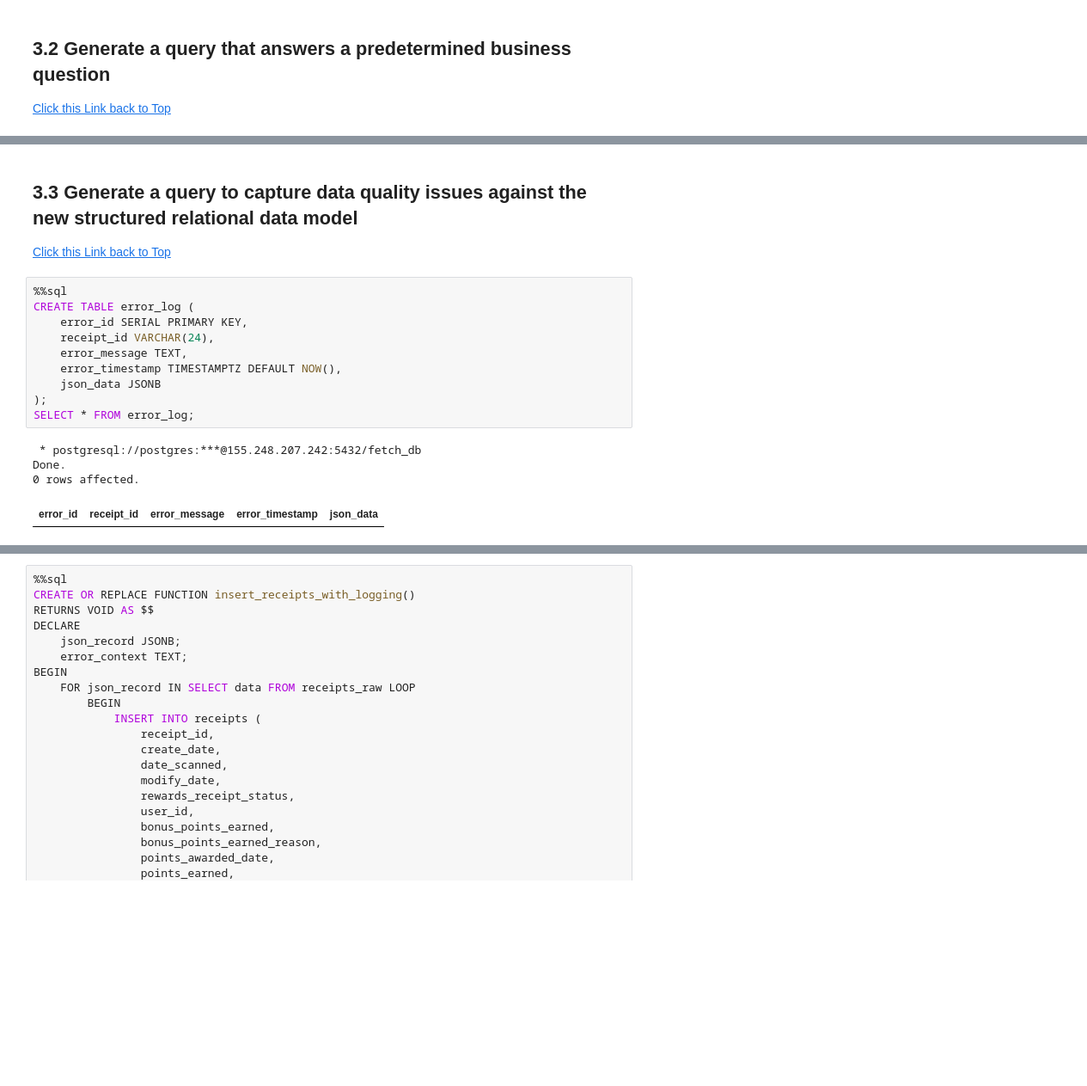
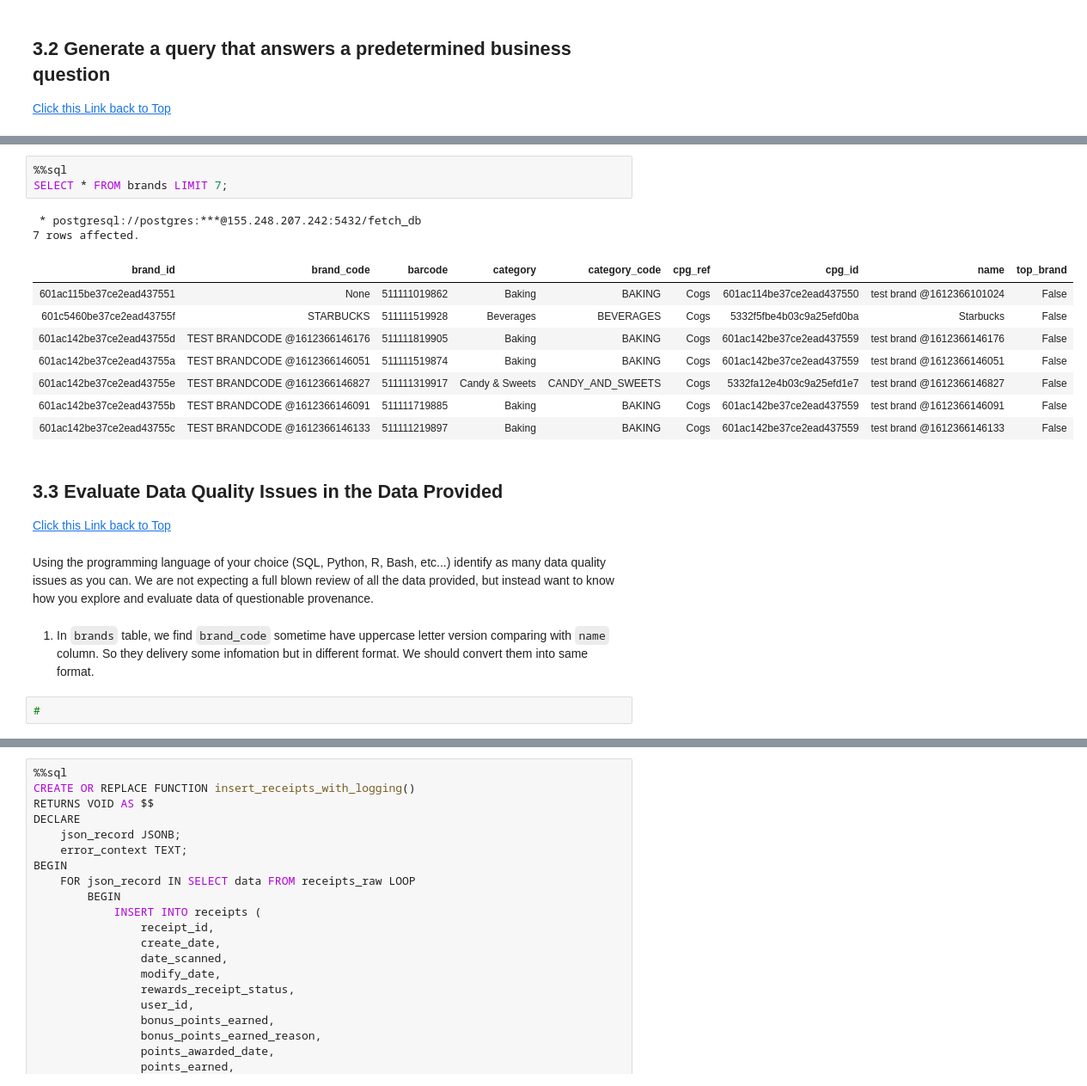
Before and after one commit to L3P3titPrince/015_FetchRewards_HW, a Jupyter notebook: src/FetchRewards_HW.ipynb, the cells around one changed output, grey strips where cells are left out. Shown: that part at 86% size. Drawn from its saved outputs; the diff is of its cells as text; blank space fills up the shorter version.

```diff
--- a/src/FetchRewards_HW.ipynb
+++ b/src/FetchRewards_HW.ipynb
@@ -1342,18 +1888,23 @@ WHERE table_name = 'receipts';
+# %%
+%%sql
+SELECT * FROM brands LIMIT 7;
+# %% [output]
+ * postgresql://postgres:***@155.248.207.242:5432/fetch_db
+7 rows affected.
+| brand_id | brand_code | barcode | category | category_code | cpg_ref | cpg_id | name | top_brand |
+| 601ac115be37ce2ead437551 | None | 511111019862 | Baking | BAKING | Cogs | 601ac114be37ce2ead437550 | test brand @1612366101024 | False |
+| 601c5460be37ce2ead43755f | STARBUCKS | 511111519928 | Beverages | BEVERAGES | Cogs | 5332f5fbe4b03c9a25efd0ba | Starbucks | False |
+| 601ac142be37ce2ead43755d | TEST BRANDCODE @1612366146176 | 511111819905 | Baking | BAKING | Cogs | 601ac142be37ce2ead437559 | test brand @1612366146176 | False |
+| 601ac142be37ce2ead43755a | TEST BRANDCODE @1612366146051 | 511111519874 | Baking | BAKING | Cogs | 601ac142be37ce2ead437559 | test brand @1612366146051 | False |
+| 601ac142be37ce2ead43755e | TEST BRANDCODE @1612366146827 | 511111319917 | Candy & Sweets | CANDY_AND_SWEETS | Cogs | 5332fa12e4b03c9a25efd1e7 | test brand @1612366146827 | False |
+| 601ac142be37ce2ead43755b | TEST BRANDCODE @1612366146091 | 511111719885 | Baking | BAKING | Cogs | 601ac142be37ce2ead437559 | test brand @1612366146091 | False |
+| 601ac142be37ce2ead43755c | TEST BRANDCODE @1612366146133 | 511111219897 | Baking | BAKING | Cogs | 601ac142be37ce2ead437559 | test brand @1612366146133 | False |
 # %% [markdown]
-## <a id="3.3">3.3 Generate a query to capture data quality issues against the new structured relational data model</a>
+## <a id="3.3">3.3 Evaluate Data Quality Issues in the Data Provided</a>
 <a href="#1.Summary">Click this Link back to Top</a>
-# %%
-%%sql
-CREATE TABLE error_log (
-    error_id SERIAL PRIMARY KEY,
-    receipt_id VARCHAR(24),
-    error_message TEXT,
-    error_timestamp TIMESTAMPTZ DEFAULT NOW(),
-    json_data JSONB
-);
-SELECT * FROM error_log;
-# %% [output]
- * postgresql://postgres:***@155.248.207.242:5432/fetch_db
-Done.
-0 rows affected.
-| error_id | receipt_id | error_message | error_timestamp | json_data |
+# %% [markdown]
+Using the programming language of your choice (SQL, Python, R, Bash, etc...) identify as many data quality issues as you can. We are not expecting a full blown review of all the data provided, but instead want to know how you explore and evaluate data of questionable provenance.
+# %% [markdown]
+1. In `brands` table, we find `brand_code` sometime have uppercase letter version comparing with `name` column. So they delivery some infomation but in different format. We should convert them into same format.
+# %%
+#
```
Also changed, not shown: parts of 77 cells of this notebook, 1 other file.
